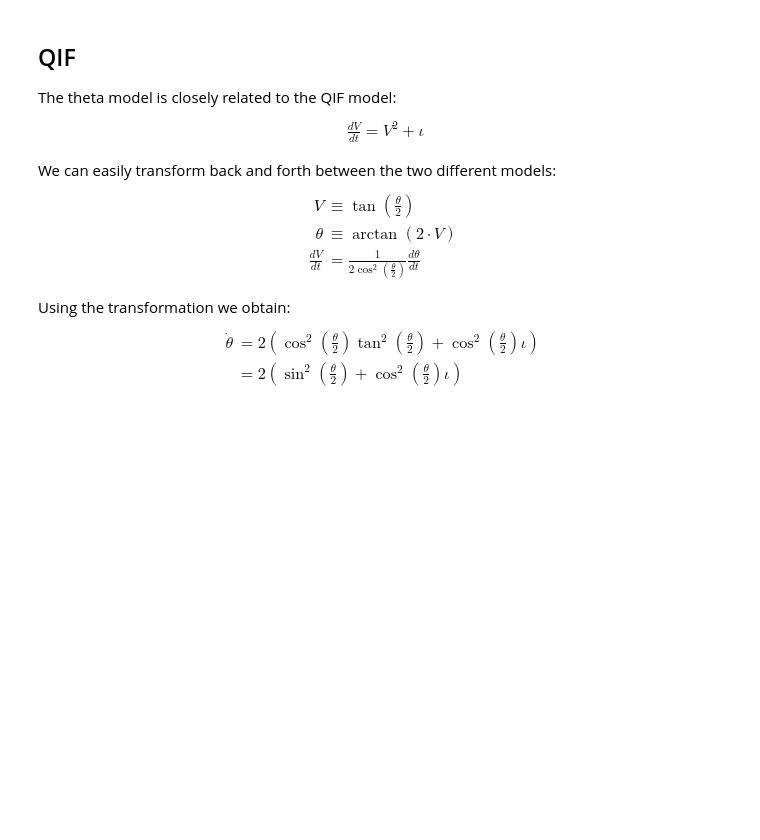
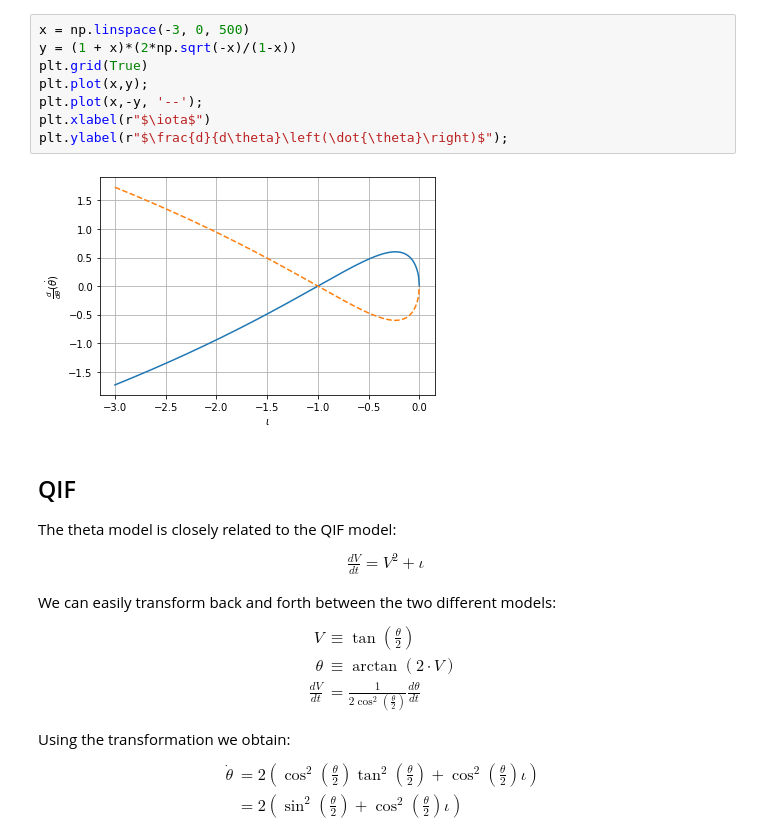
Before and after one commit to simonaertssen/AdaptiveNeuronalNetworks, a Jupyter notebook: Notes.ipynb, the cells around one changed output. Drawn from its saved outputs; the diff is of its cells as text; blank space fills up the shorter version.

```diff
--- a/Notes.ipynb
+++ b/Notes.ipynb
@@ -35,3 +80,13 @@ Where $j = \sqrt{-1}$.
+# %%
+x = np.linspace(-3, 0, 500)
+y = (1 + x)*(2*np.sqrt(-x)/(1-x))
+plt.grid(True)
+plt.plot(x,y);
+plt.plot(x,-y, '--');
+plt.xlabel(r"$\iota$")
+plt.ylabel(r"$\frac{d}{d\theta}\left(\dot{\theta}\right)$");
+# %% [output]
+[figure, added]
 # %% [markdown]
 ## QIF
 The theta model is closely related to the QIF model:
```
Also changed, not shown: parts of 13 cells of this notebook, 4 other files.
